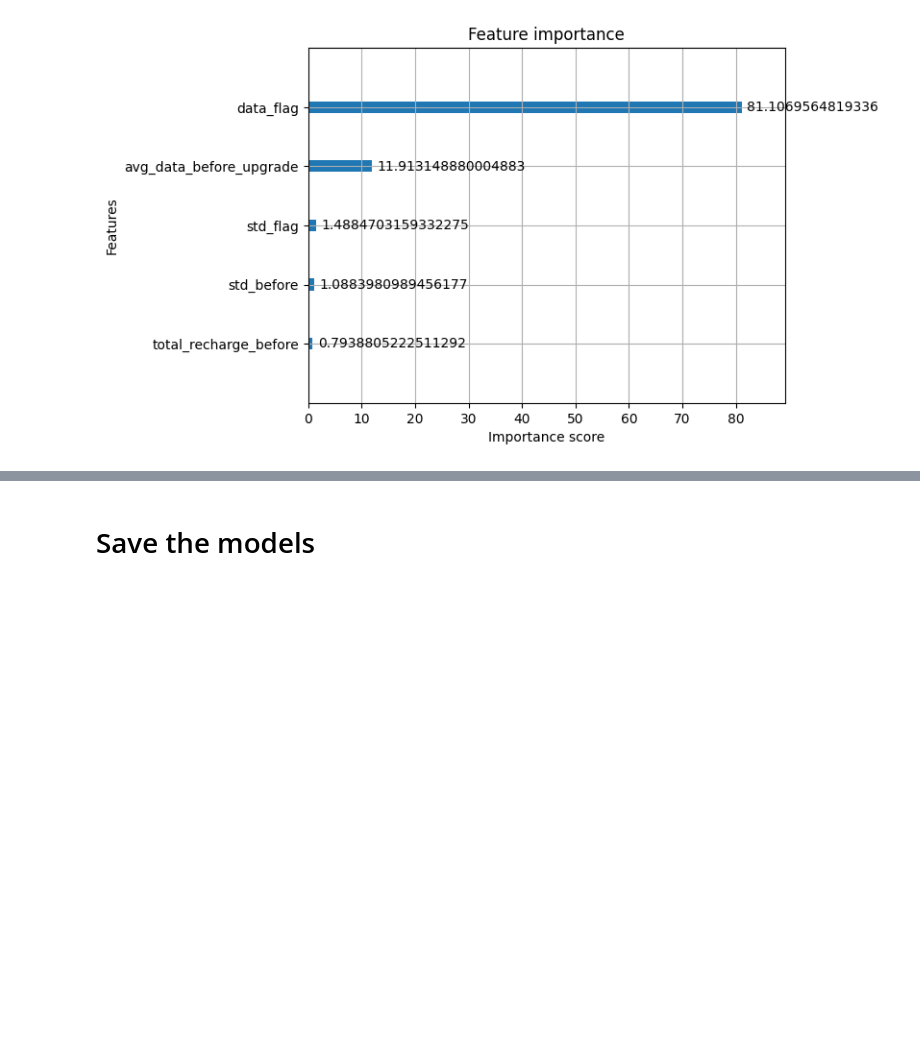
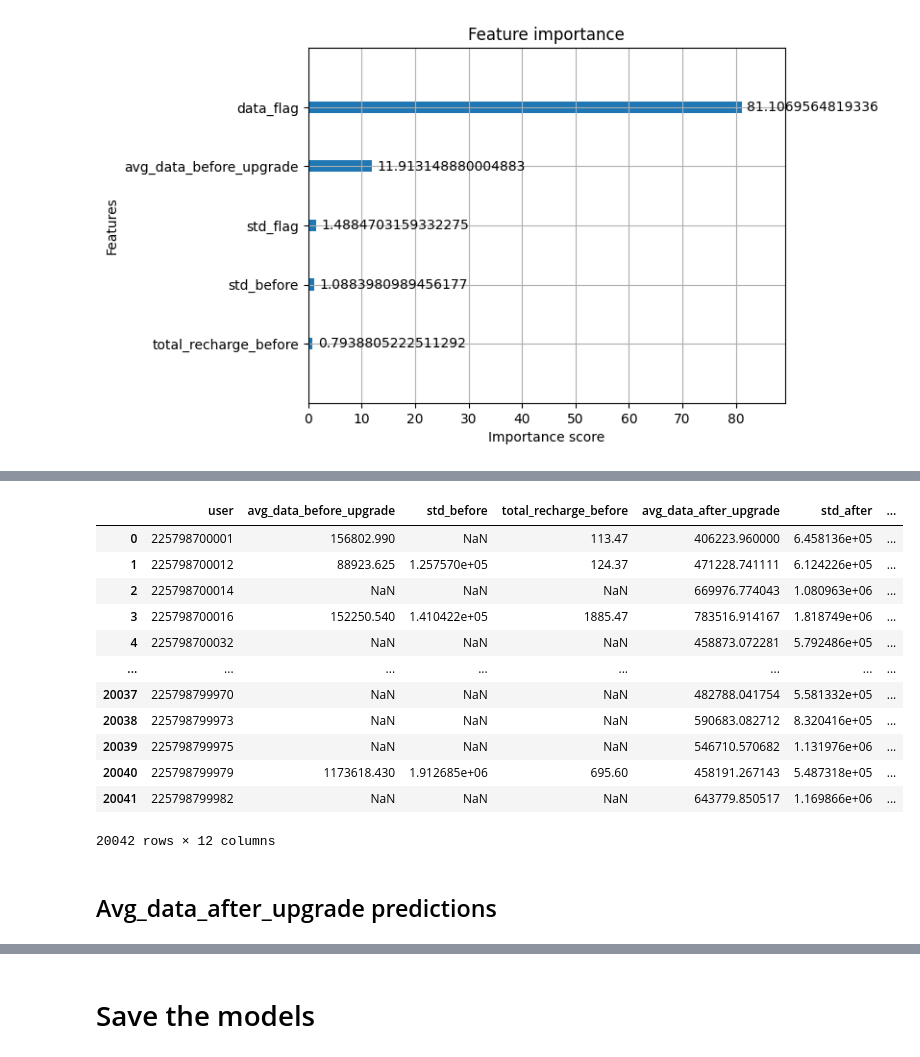
Before and after one commit to Badzoneyv4n/MTN_Data_Up-sell_Project, a Jupyter notebook: notebooks/3_modeling.ipynb, the cells around one changed output, grey strips where cells are left out. Drawn from its saved outputs; the diff is of its cells as text; code cells hidden in the pictures; blank space fills up the shorter version.

```diff
--- a/notebooks/3_modeling.ipynb
+++ b/notebooks/3_modeling.ipynb
@@ -221,0 +262,18 @@ df_old.to_csv('../data/cleaned/users_segmented_xgb_score.csv', index=False)
+# %%
+df_init
+# %% [output]
+|  | user | avg_data_before_upgrade | std_before | total_recharge_before | avg_data_after_upgrade | std_after | ... |
+| 0 | 225798700001 | 156802.990 | NaN | 113.47 | 406223.960000 | 6.458136e+05 | ... |
+| 1 | 225798700012 | 88923.625 | 1.257570e+05 | 124.37 | 471228.741111 | 6.124226e+05 | ... |
+| 2 | 225798700014 | NaN | NaN | NaN | 669976.774043 | 1.080963e+06 | ... |
+| 3 | 225798700016 | 152250.540 | 1.410422e+05 | 1885.47 | 783516.914167 | 1.818749e+06 | ... |
+| 4 | 225798700032 | NaN | NaN | NaN | 458873.072281 | 5.792486e+05 | ... |
+| ... | ... | ... | ... | ... | ... | ... | ... |
+| 20037 | 225798799970 | NaN | NaN | NaN | 482788.041754 | 5.581332e+05 | ... |
+| 20038 | 225798799973 | NaN | NaN | NaN | 590683.082712 | 8.320416e+05 | ... |
+| 20039 | 225798799975 | NaN | NaN | NaN | 546710.570682 | 1.131976e+06 | ... |
+| 20040 | 225798799979 | 1173618.430 | 1.912685e+06 | 695.60 | 458191.267143 | 5.487318e+05 | ... |
+| 20041 | 225798799982 | NaN | NaN | NaN | 643779.850517 | 1.169866e+06 | ... |
+20042 rows × 12 columns
+# %% [markdown]
+## Avg_data_after_upgrade predictions
```
Also changed, not shown: parts of 21 cells of this notebook, 10 other files.
